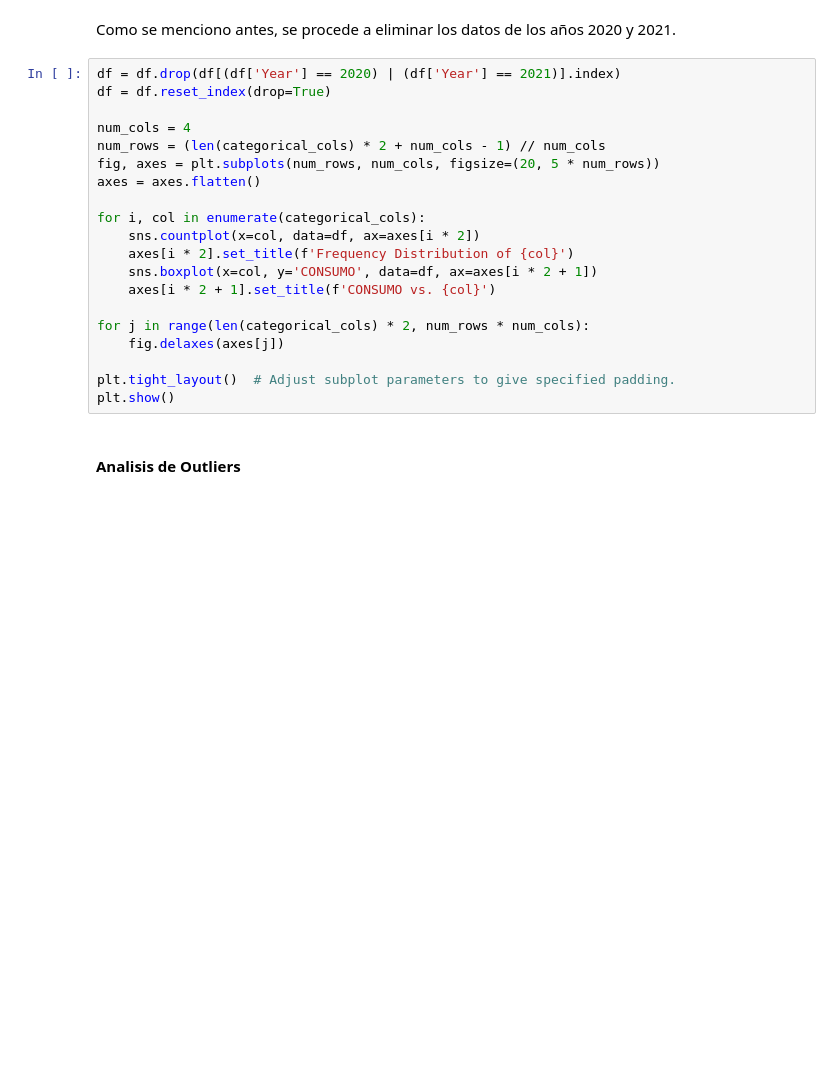
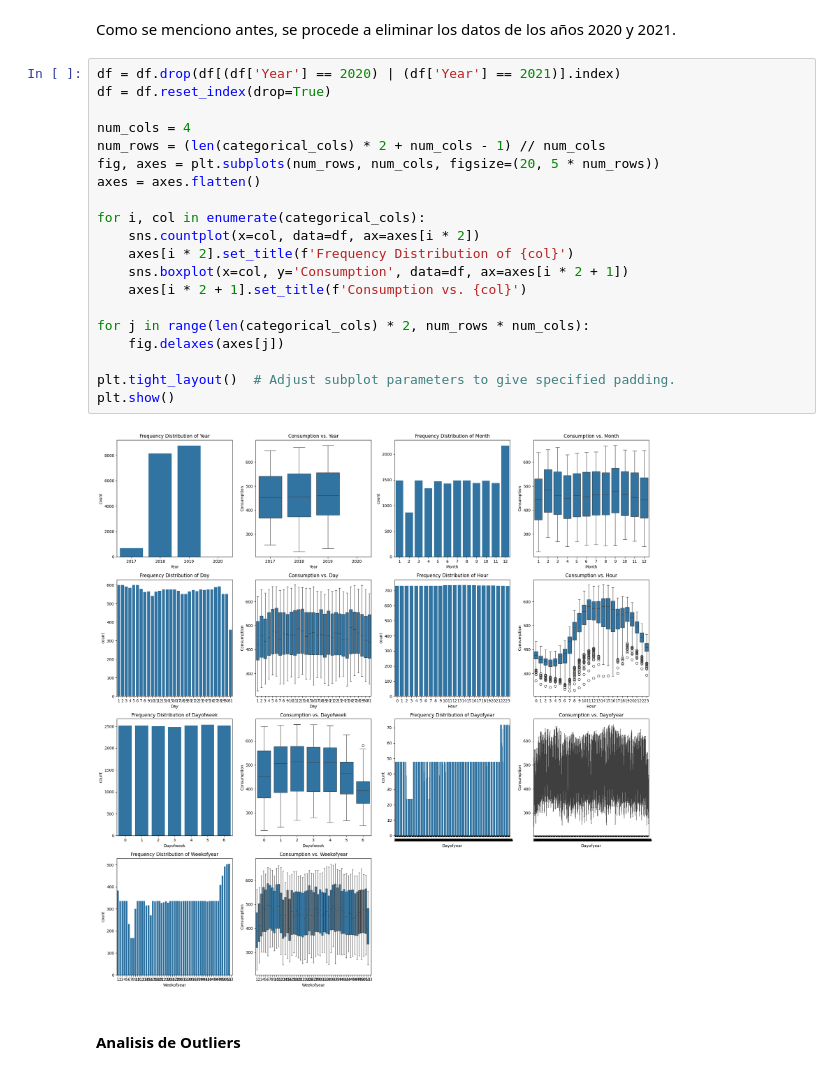
Before and after one commit to rchicangana/AnalisisDatosProyecto, a Jupyter notebook: ProyectoFinal.ipynb, the cells around one changed output. Drawn from its saved outputs; the diff is of its cells as text; blank space fills up the shorter version.

```diff
--- a/ProyectoFinal.ipynb
+++ b/ProyectoFinal.ipynb
@@ -299,23 +354,25 @@ Como se menciono antes, se procede a eliminar los datos de los años 2020 y 2021
 # %%
 df = df.drop(df[(df['Year'] == 2020) | (df['Year'] == 2021)].index)
 df = df.reset_index(drop=True)
 
 num_cols = 4
 num_rows = (len(categorical_cols) * 2 + num_cols - 1) // num_cols
 fig, axes = plt.subplots(num_rows, num_cols, figsize=(20, 5 * num_rows))
 axes = axes.flatten()
 
 for i, col in enumerate(categorical_cols):
     sns.countplot(x=col, data=df, ax=axes[i * 2])
     axes[i * 2].set_title(f'Frequency Distribution of {col}')
-    sns.boxplot(x=col, y='CONSUMO', data=df, ax=axes[i * 2 + 1])
-    axes[i * 2 + 1].set_title(f'CONSUMO vs. {col}')
+    sns.boxplot(x=col, y='Consumption', data=df, ax=axes[i * 2 + 1])
+    axes[i * 2 + 1].set_title(f'Consumption vs. {col}')
 
 for j in range(len(categorical_cols) * 2, num_rows * num_cols):
     fig.delaxes(axes[j])
 
 plt.tight_layout()  # Adjust subplot parameters to give specified padding.
 plt.show()
+# %% [output]
+[figure, added]
 # %% [markdown]
 #### Analisis de Outliers
 # %%
```
Also changed, not shown: parts of 34 cells of this notebook.
